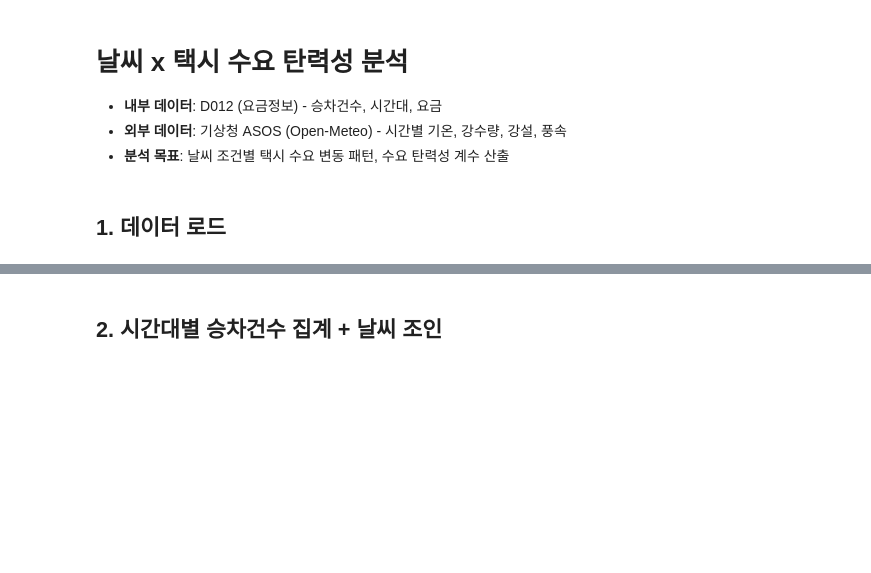
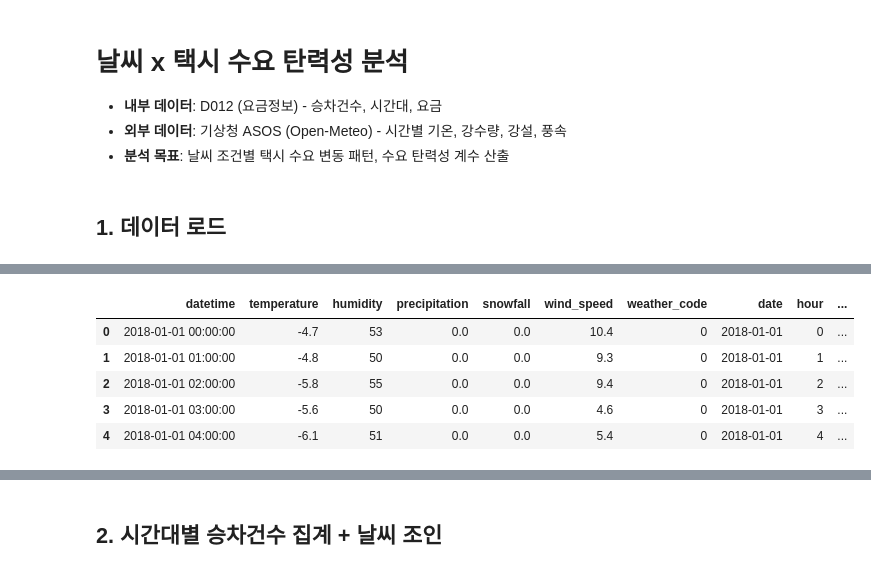
Before and after one commit to Gyuhyeon-Eom/tmoney, a Jupyter notebook: 01_weather_demand.ipynb, the cells around one changed output, grey strips where cells are left out. Drawn from its saved outputs; the diff is of its cells as text; code cells hidden in the pictures; blank space fills up the shorter version.

```diff
--- a/01_weather_demand.ipynb
+++ b/01_weather_demand.ipynb
@@ -21,8 +21,8 @@ plt.rcParams['figure.dpi'] = 100
 ## 1. 데이터 로드
 # %%
 # === 경로 설정 (폐쇄망 환경에 맞게 수정) ===
-D012_PATH = '../DC_TBYXD012.csv'  # 요금정보 (내부 데이터)
-WEATHER_PATH = '../external_data/weather/seoul_weather_2018_2026.csv'
+D012_PATH = r"D:\coding-assistant\tmoney\tmoney\DC_TBYXD012.csv"  # 요금정보 (내부 데이터)
+WEATHER_PATH = r"D:\coding-assistant\tmoney\tmoney\external_data\weather\seoul_weather_2018_2026.csv"
 
 # 날씨 데이터 로드
 weather = pd.read_csv(WEATHER_PATH, parse_dates=['datetime'])
@@ -32,3 +32,4 @@ weather['year_month'] = weather['datetime'].dt.to_period('M')
 
 print(f"날씨 데이터: {len(weather):,}행, {weather['datetime'].min()} ~ {weather['datetime'].max()}")
 weather.head()
+# %% [output]
@@ -35,3 +37,9 @@ weather.head()
+|  | datetime | temperature | humidity | precipitation | snowfall | wind_speed | weather_code | date | hour | ... |
+| 0 | 2018-01-01 00:00:00 | -4.7 | 53 | 0.0 | 0.0 | 10.4 | 0 | 2018-01-01 | 0 | ... |
+| 1 | 2018-01-01 01:00:00 | -4.8 | 50 | 0.0 | 0.0 | 9.3 | 0 | 2018-01-01 | 1 | ... |
+| 2 | 2018-01-01 02:00:00 | -5.8 | 55 | 0.0 | 0.0 | 9.4 | 0 | 2018-01-01 | 2 | ... |
+| 3 | 2018-01-01 03:00:00 | -5.6 | 50 | 0.0 | 0.0 | 4.6 | 0 | 2018-01-01 | 3 | ... |
+| 4 | 2018-01-01 04:00:00 | -6.1 | 51 | 0.0 | 0.0 | 5.4 | 0 | 2018-01-01 | 4 | ... |
 # %%
 # D012 로드 (대용량이므로 필요한 컬럼만)
 d012_cols = ['RIDE_DTIME', 'ALIGHT_DTIME', 'PAY_AMT', 'RIDE_DIST', 'RIDE_A_CD', 'ALIGHT_A_CD']
```
Also changed, not shown: parts of 13 cells of this notebook, 2 other files.
